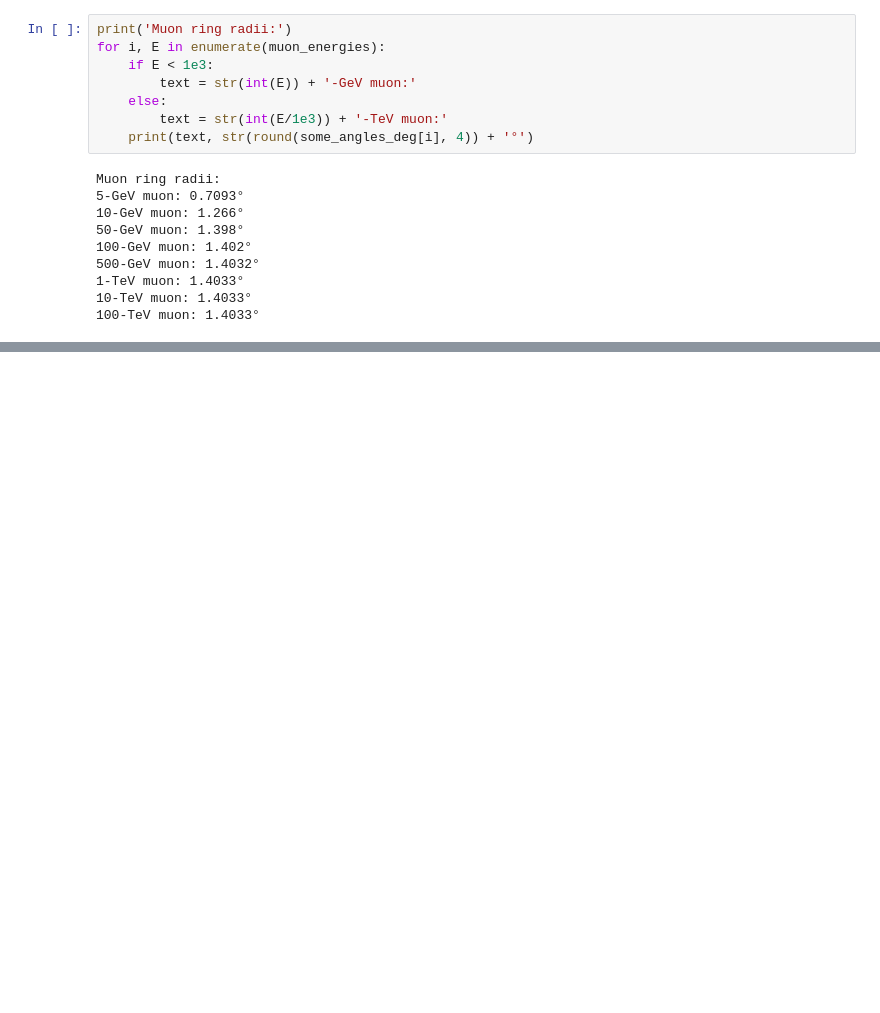
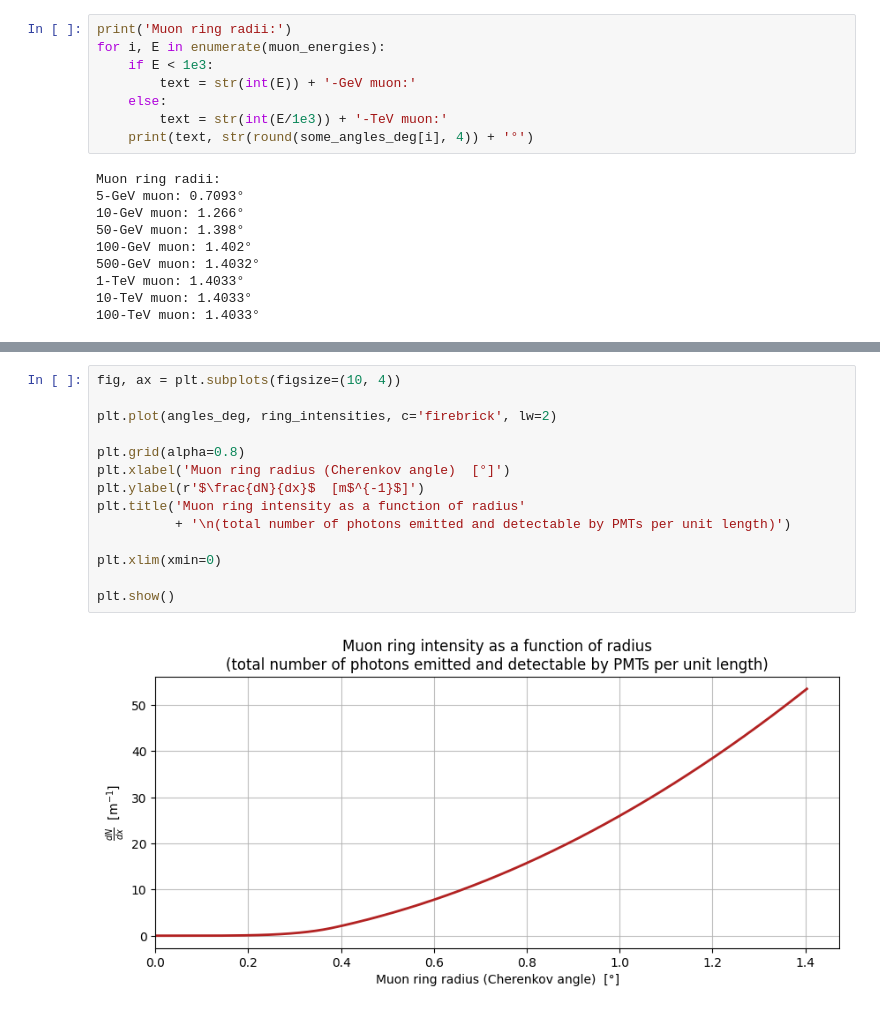
Before and after one commit to leandrorizk/magnetic_monopoles, a Jupyter notebook: muons/muon_plots.ipynb, the cells around one changed output, grey strips where cells are left out. Drawn from its saved outputs; the diff is of its cells as text; blank space fills up the shorter version.

```diff
--- a/muons/muon_plots.ipynb
+++ b/muons/muon_plots.ipynb
@@ -313,0 +292,16 @@ plt.show()
+# %%
+fig, ax = plt.subplots(figsize=(10, 4))
+
+plt.plot(angles_deg, ring_intensities, c='firebrick', lw=2)
+
+plt.grid(alpha=0.8)
+plt.xlabel('Muon ring radius (Cherenkov angle)  [°]')
+plt.ylabel(r'$\frac{dN}{dx}$  [m$^{-1}$]')
+plt.title('Muon ring intensity as a function of radius'
+          + '\n(total number of photons emitted and detectable by PMTs per unit length)')
+
+plt.xlim(xmin=0)
+
+plt.show()
+# %% [output]
+[figure, added]
```
Also changed, not shown: parts of 7 cells of this notebook.
